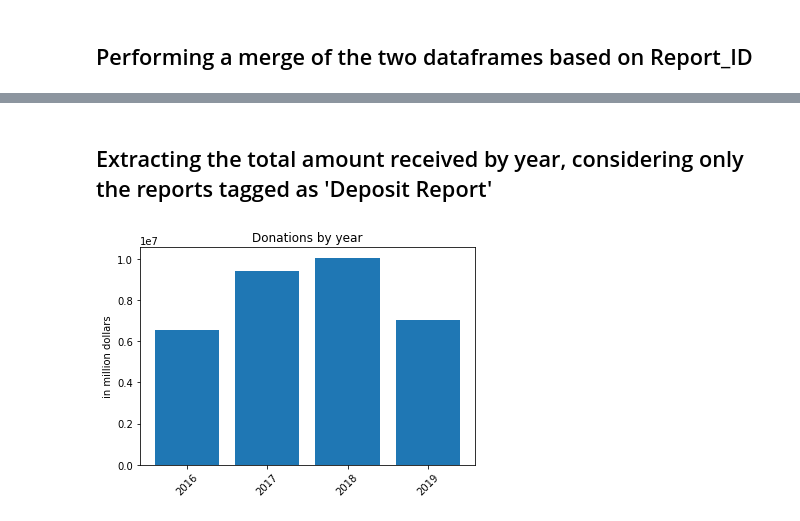
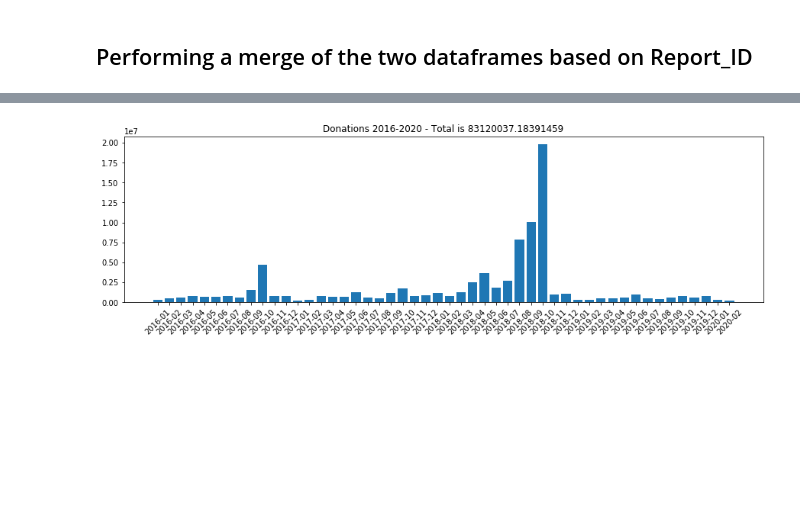
Before and after one commit to BU-Spark/CS506-Spring2020-Projects, a Jupyter notebook: CampaignFinanceScorecard/Code/OCPF/OCPF.ipynb, the cells around one changed output, grey strips where cells are left out. Cells and saved outputs as stored; diff of their text form; code cells hidden in the pictures; blank space fills up the shorter version.

Commit message:
Added final report and code

```diff
--- a/CampaignFinanceScorecard/Code/OCPF/OCPF.ipynb
+++ b/CampaignFinanceScorecard/Code/OCPF/OCPF.ipynb
@@ -259,26 +274,26 @@ Top 10 recipients
-# %% [markdown]
-## Extracting the total amount received by year, considering only the reports tagged as 'Deposit Report'
-# %%
-y = {}
-re = col_map['Receipts']
-yr = col_map['Report_Year']
-desc = col_map['Report_Type_Description']
-for i in health_temp:
-    if i[desc] != 'Deposit Report':
-#     if i[desc] != 'Deposit Report' and i[desc] != 'Late Contribution Report' and i[desc] != 'Bank Report':
-# #         print(i[desc])
-        continue
-    amt = i[re]
-    if i[yr] not in y:
-        y[i[yr]] = 0
-    if not math.isnan(amt):
-        y[i[yr]] += int(amt)
-# %%
-import matplotlib.pyplot as plt
-plt.bar(list(y), y.values())
-plt.xticks(list(y), rotation='45')
-plt.title('Donations by year')
-plt.ylabel('in million dollars')
-plt.show()
-# %% [output]
-[figure, removed]
+# %%
+amounts = filtered_df['Amount'].to_numpy()
+dates = filtered_df['Date'].to_numpy()
+amount_dict = {}
+total = 0
+for i in range(len(dates)):
+    date_sub = dates[i].split('-')[0] + '-' + dates[i].split('-')[1]
+    if date_sub not in amount_dict:
+        amount_dict[date_sub] = 0
+    total += float(amounts[i])
+    amount_dict[date_sub] += float(amounts[i])
+x = []
+y = []
+vals = list(amount_dict)
+def custom_sort(a):
+    return int(a.split('-')[0]) * 100 + int(a.split('-')[1])
+x = sorted(vals, key=custom_sort)
+for i in x:
+    y.append(amount_dict[i])
+plt.figure(1, figsize=(15, 4))
+plt.bar(x, y)
+plt.xticks(x, rotation='45')
+plt.title('Donations 2016-2020 - Total is ' + str(total))
+plt.show()
+# %% [output]
+[figure, added]
```
Also changed, not shown: parts of 41 cells of this notebook, 6 other files.
